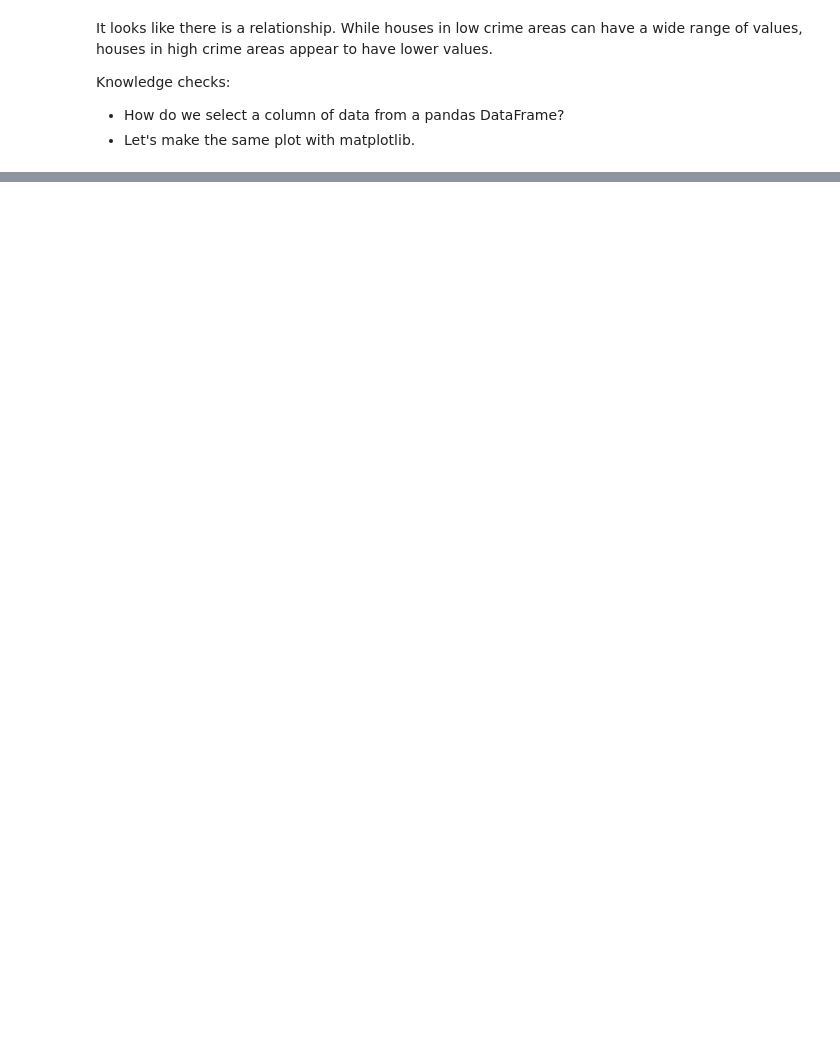
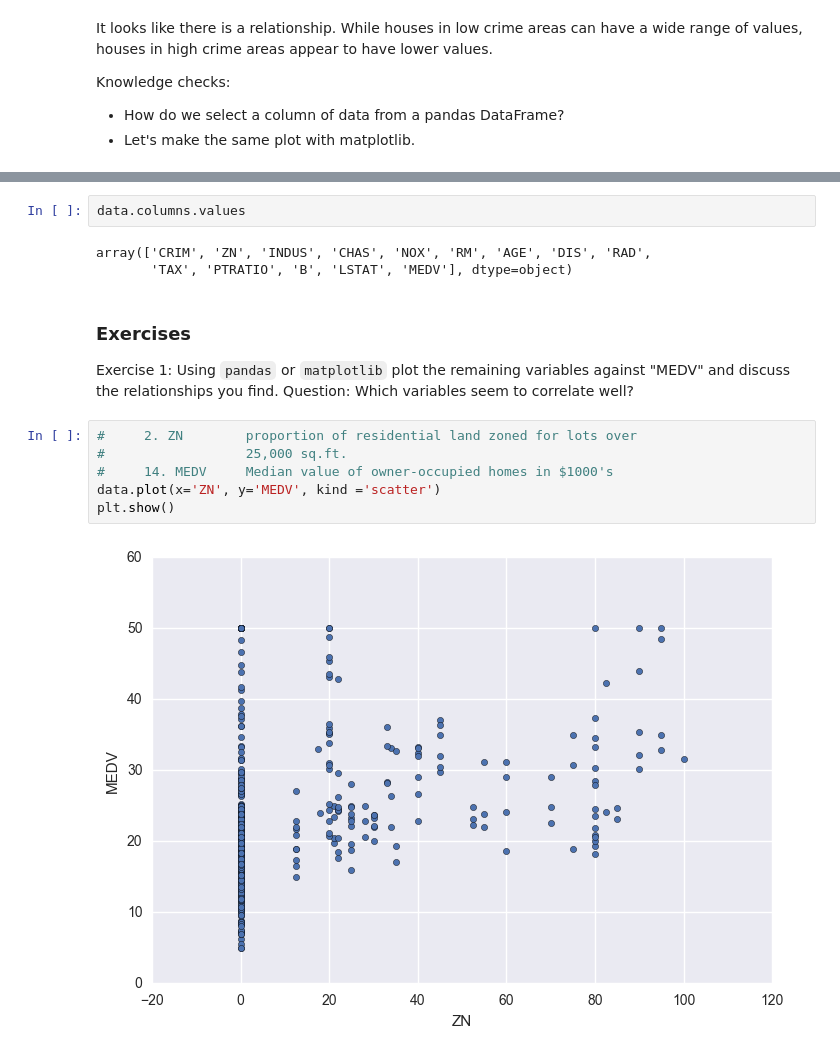
Before and after one commit to shetty83/dsi-sea-week03-1.2, a Jupyter notebook: code/starter-code/W3-Lab-1.2-Starter.ipynb, the cells around one changed output, grey strips where cells are left out. Drawn from its saved outputs; the diff is of its cells as text; blank space fills up the shorter version.

```diff
--- a/code/starter-code/W3-Lab-1.2-Starter.ipynb
+++ b/code/starter-code/W3-Lab-1.2-Starter.ipynb
@@ -76,3 +80,20 @@ plt.ylabel("House Value")
 # %% [output]
 <matplotlib.text.Text at 0x...>
 [figure]
+# %%
+data.columns.values
+# %% [output]
+array(['CRIM', 'ZN', 'INDUS', 'CHAS', 'NOX', 'RM', 'AGE', 'DIS', 'RAD',
+       'TAX', 'PTRATIO', 'B', 'LSTAT', 'MEDV'], dtype=object)
+# %% [markdown]
+### Exercises
+
+Exercise 1: Using `pandas` or `matplotlib` plot the remaining variables against "MEDV" and discuss the relationships you find. Question: Which variables seem to correlate well?
+# %%
+#     2. ZN        proportion of residential land zoned for lots over
+#                  25,000 sq.ft.
+#     14. MEDV     Median value of owner-occupied homes in $1000's
+data.plot(x='ZN', y='MEDV', kind ='scatter')
+plt.show()
+# %% [output]
+[figure, added]
```
Also changed, not shown: parts of 17 cells of this notebook.
